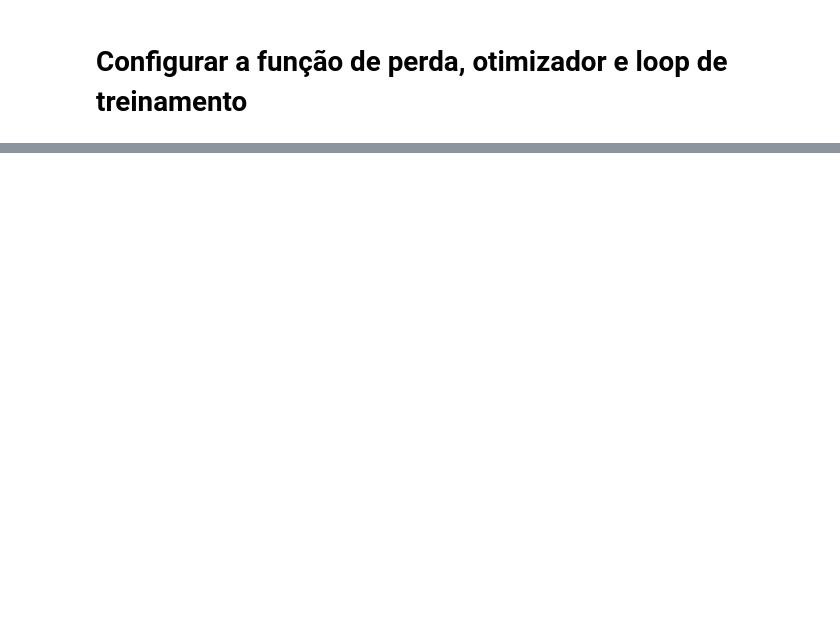
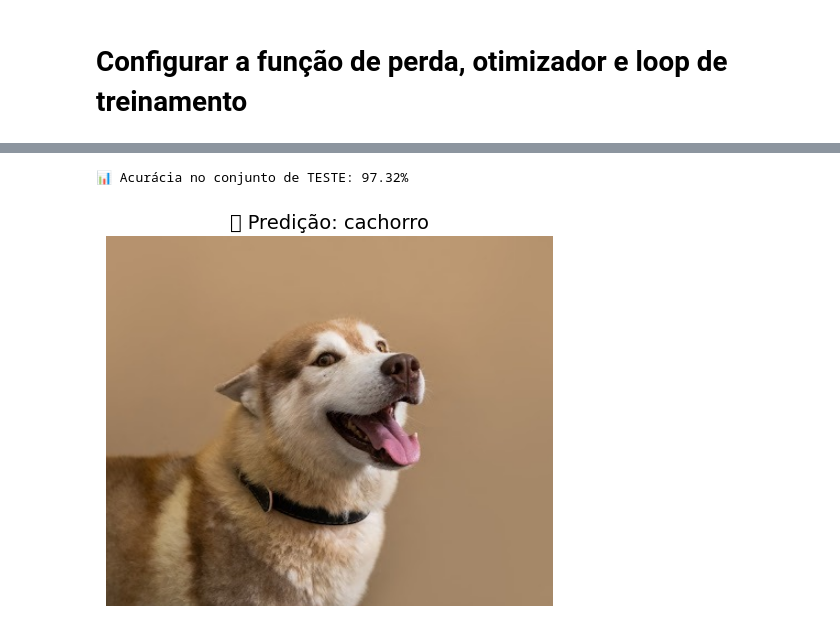
Before and after one commit to RogerCabralSilva/Classificacao_de_cachorro_e_gato_com_PyTorch, a Jupyter notebook: classificador_de_cachorro_e_gato_com_PyTorch.ipynb, the cells around one changed output, grey strips where cells are left out. Saved outputs shown, nothing was run; the diff lists cells and outputs as text; code cells hidden in the pictures; blank space fills up the shorter version.

```diff
--- a/classificador_de_cachorro_e_gato_com_PyTorch.ipynb
+++ b/classificador_de_cachorro_e_gato_com_PyTorch.ipynb
@@ -234,0 +235,44 @@ for epoch in range(num_epochs):
+# %%
+model.eval()
+corretos = 0
+total = 0
+
+with torch.no_grad():
+    for imagens, rotulos in loader_teste:
+        imagens, rotulos = imagens.to(device), rotulos.to(device)
+        saida = model(imagens)
+        _, predicoes = torch.max(saida, 1)
+        corretos += (predicoes == rotulos).sum().item()
+        total += rotulos.size(0)
+
+acc_teste = 100 * corretos / total
+print(f"📊 Acurácia no conjunto de TESTE: {acc_teste:.2f}%")
+# %% [output]
+📊 Acurácia no conjunto de TESTE: 97.32%
+# %%
+from PIL import Image
+import matplotlib.pyplot as plt
+
+# Caminho da imagem nova
+caminho_imagem = "meu_cachorro.jpg"  # substitua pelo nome correto
+
+# Carrega e transforma a imagem para o modelo
+imagem = Image.open(caminho_imagem).convert("RGB")
+imagem_tensor = transformacoes(imagem).unsqueeze(0).to(device)
+
+# Faz predição
+model.eval()
+with torch.no_grad():
+    saida = model(imagem_tensor)
+    _, pred = torch.max(saida, 1)
+
+# Obtém o nome da classe
+classe_predita = dataset_treino.classes[pred.item()]
+
+# Mostra a imagem original com o título sendo a predição
+plt.imshow(imagem)
+plt.title(f"🔎 Predição: {classe_predita}", fontsize=14)
+plt.axis('off')
+plt.show()
+# %% [output]
+[figure, added]
```
Also changed, not shown: parts of 3 cells of this notebook, 1 other file.
